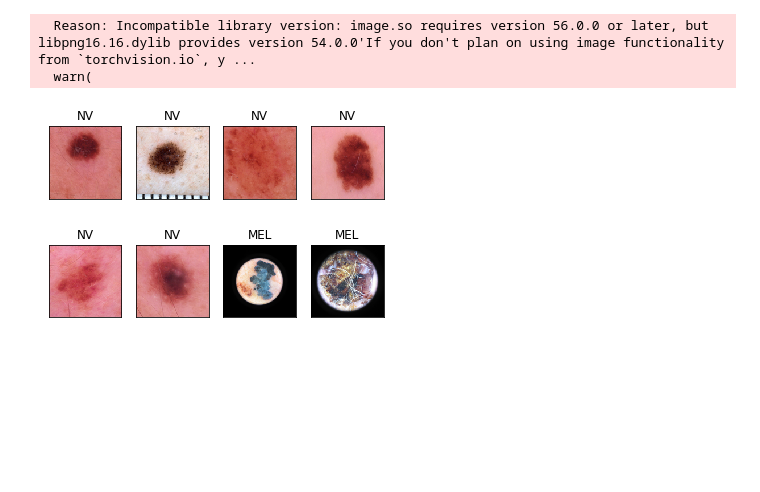
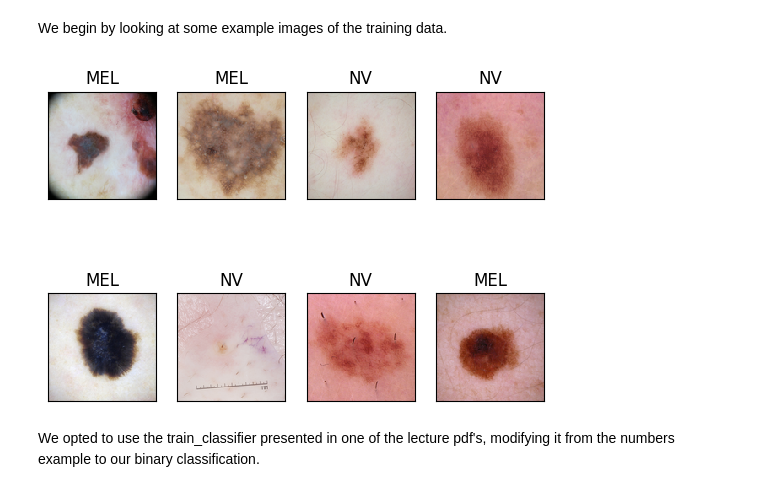
Before and after one commit to min-ze/DAT341-Applied-Machine-Learning, a Jupyter notebook: PA5/PA5.ipynb, the cells around one changed output. Drawn from its saved outputs; the diff is of its cells as text; code cells hidden in the pictures; blank space fills up the shorter version.

```diff
--- a/PA5/PA5.ipynb
+++ b/PA5/PA5.ipynb
@@ -22,27 +22,27 @@ DEPRECATION: pyodbc 4.0.0-unsupported has a non-standard version number. pip 24.
 Note: you may need to restart the kernel to use updated packages.
+# %% [markdown]
+We begin by looking at some example images of the training data.
 # %%
 from torchvision.datasets import ImageFolder
 from torch.utils.data import DataLoader
 import matplotlib.pyplot as plt
 import torchvision
 
-train_folder = ImageFolder('a5_data_new/train', transform=torchvision.transforms.ToTensor())
-#train_folder = ImageFolder('~/aml/DAT341-Applied-Machine-Learning/PA5/Data/a5_data_new/train', transform=torchvision.transforms.ToTensor())
+#train_folder = ImageFolder('a5_data_new/train', transform=torchvision.transforms.ToTensor())
+train_folder = ImageFolder('~/aml/DAT341-Applied-Machine-Learning/PA5/Data/a5_data_new/train', transform=torchvision.transforms.ToTensor())
 train_loader = DataLoader(train_folder, batch_size=8, shuffle=True)
 
 Xexamples, Yexamples = next(iter(train_loader))
 
 for i in range(8):
     plt.subplot(2,4,i+1)
     img = Xexamples[i].numpy().transpose(1, 2, 0)
     plt.imshow(img, interpolation='none')
     plt.title('NV' if Yexamples[i] else 'MEL')
     plt.xticks([])
     plt.yticks([])
 # %% [output]
-  Reason: Incompatible library version: image.so requires version 56.0.0 or later, but libpng16.16.dylib provides version 54.0.0'If you don't plan on using image functionality from `torchvision.io`, y ...
-  warn(
-[figure, old version]
+[figure, new version]
 # %%
 import torch
 import torchvision
@@ -51,4 +51,6 @@ val_folder = ImageFolder('a5_data_new/val', transform=torchvision.transforms.ToT
 val_loader = DataLoader(val_folder, batch_size=8, shuffle=True)
+# %% [markdown]
+We opted to use the train_classifier presented in one of the lecture pdf's, modifying it from the numbers example to our binary classification.
 # %%
 import torch.nn as nn
 import torch.optim as optim
```
Also changed, not shown: parts of 15 cells of this notebook.
